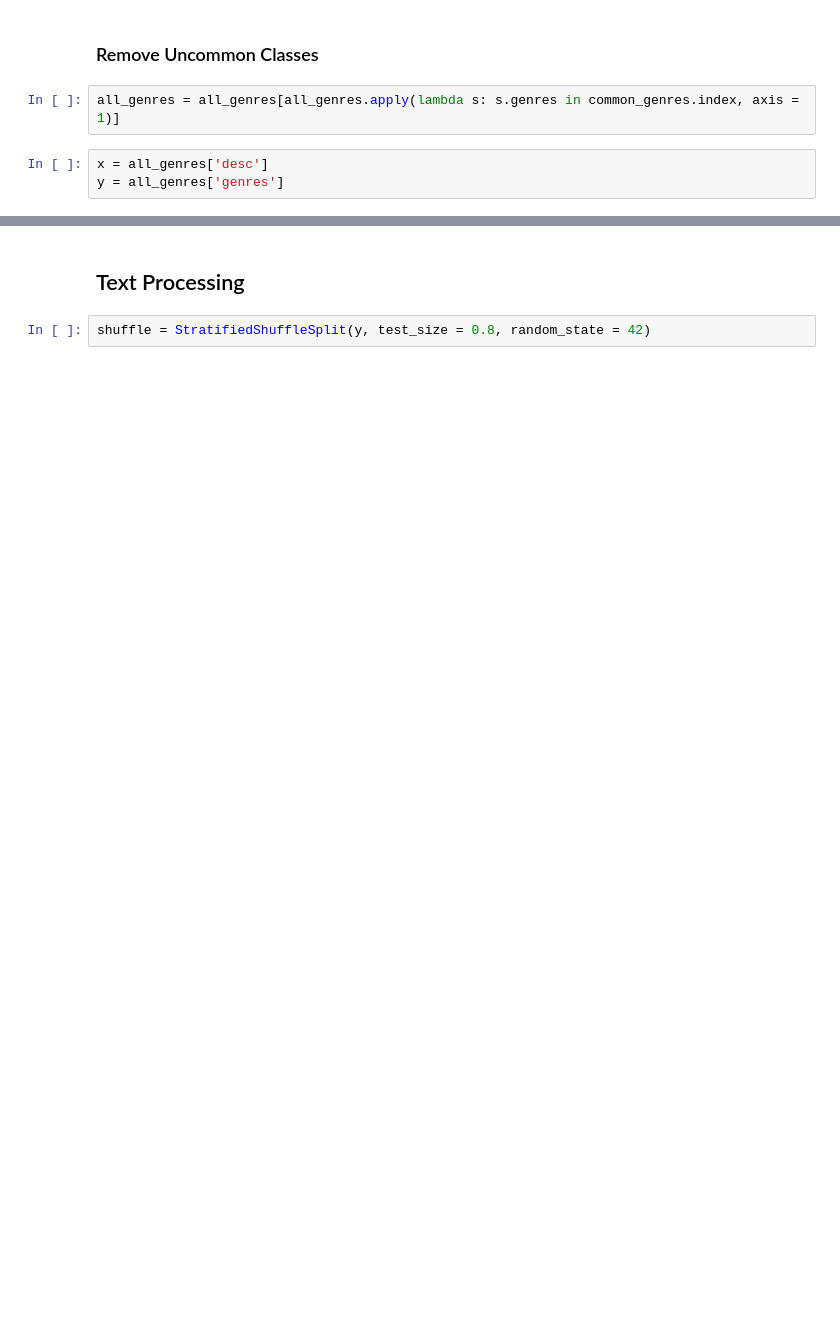
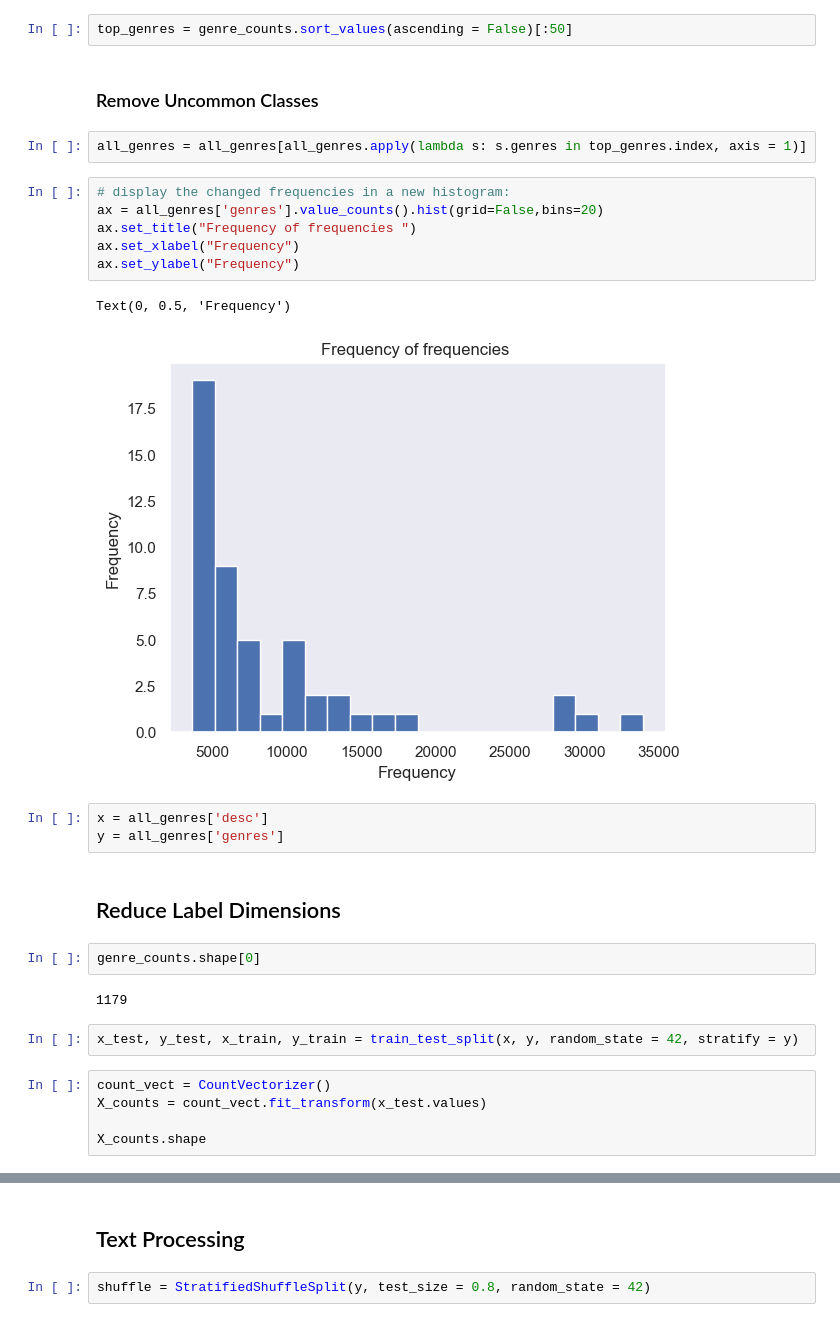
Before and after one commit to haleyej/SI_370_project, a Jupyter notebook: model.ipynb, the cells around one changed output, grey strips where cells are left out. Cells and saved outputs as stored; diff of their text form; blank space fills up the shorter version.

```diff
--- a/model.ipynb
+++ b/model.ipynb
@@ -77,10 +70,34 @@ f2.set(title = 'Log Distribution', xlabel = 'Log Number of Occurences')
 # %% [output]
 [Text(0.5, 1.0, 'Log Distribution'), Text(0.5, 0, 'Log Number of Occurences')]
 [figure]
+# %%
+top_genres = genre_counts.sort_values(ascending = False)[:50]
 # %% [markdown]
 <h3>Remove Uncommon Classes</h3>
-# %%
-all_genres = all_genres[all_genres.apply(lambda s: s.genres in common_genres.index, axis = 1)]
+# %%
+all_genres = all_genres[all_genres.apply(lambda s: s.genres in top_genres.index, axis = 1)]
+# %%
+# display the changed frequencies in a new histogram:
+ax = all_genres['genres'].value_counts().hist(grid=False,bins=20)
+ax.set_title("Frequency of frequencies ")
+ax.set_xlabel("Frequency")
+ax.set_ylabel("Frequency")
+# %% [output]
+Text(0, 0.5, 'Frequency')
+[figure, added]
 # %%
 x = all_genres['desc']
 y = all_genres['genres']
+# %% [markdown]
+<h2>Reduce Label Dimensions</h2>
+# %%
+genre_counts.shape[0]
+# %% [output]
+1179
+# %%
+x_test, y_test, x_train, y_train = train_test_split(x, y, random_state = 42, stratify = y)
+# %%
+count_vect = CountVectorizer()
+X_counts = count_vect.fit_transform(x_test.values)
+
+X_counts.shape
```
Also changed, not shown: parts of 17 cells of this notebook, 1 other file.
